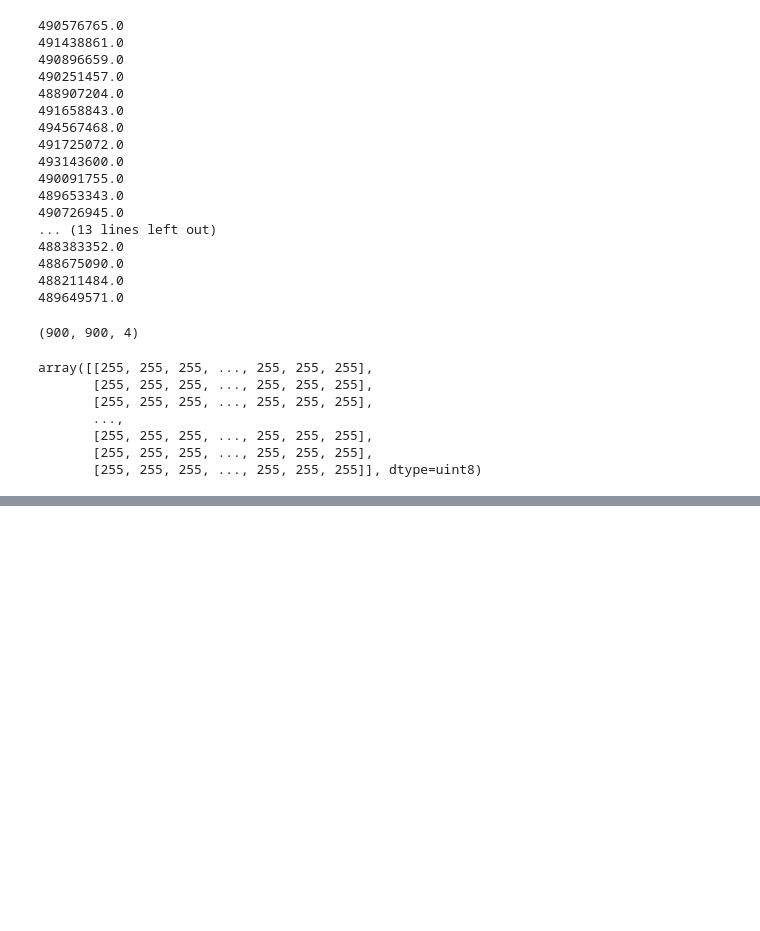
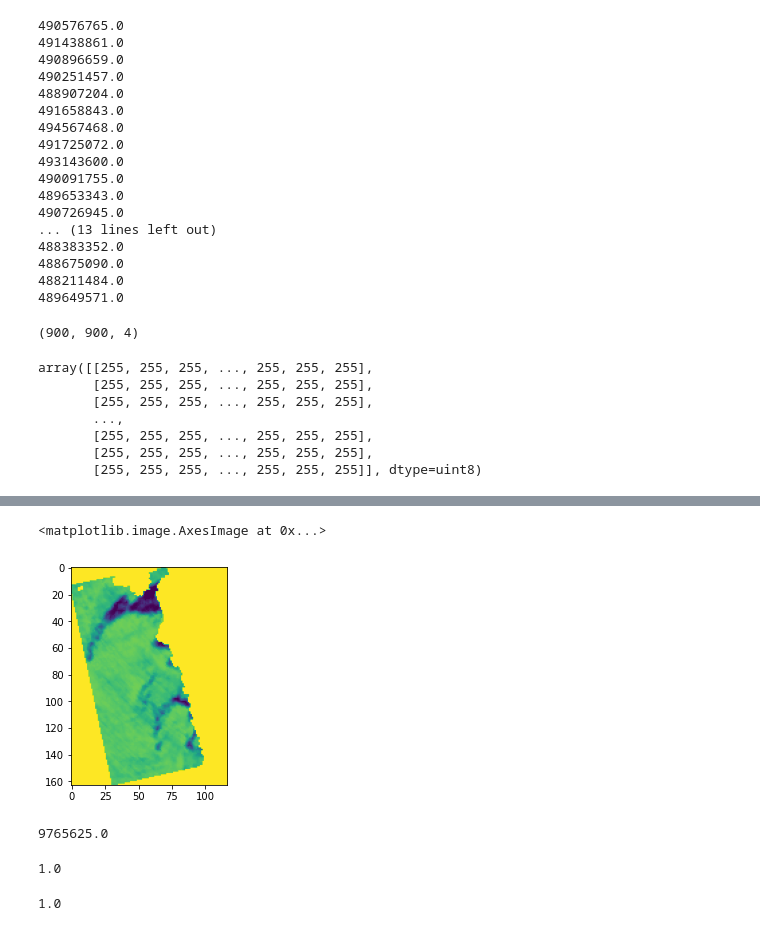
Before and after one commit to geogeordie/AMSR2_IceProduction, a Jupyter notebook: HeatFlux2IceProduction.ipynb, the cells around one changed output, grey strips where cells are left out. Cells and saved outputs as stored; diff of their text form; code cells hidden in the pictures; blank space fills up the shorter version.

```diff
--- a/HeatFlux2IceProduction.ipynb
+++ b/HeatFlux2IceProduction.ipynb
@@ -52,6 +52,7 @@ plt.imshow(Iceproduction1Oct)
 # %%
 ##Try to loop through october. Above works for one day
 ##Seems to work - apart from misses last day, and may want to check if right since looks lower where less ice
+#THE REASON IT IS GOING WRONG IS THE HEATFLUX DATA IS LOADING AS NONSENSE DATA. BUT THE FILE IS OKAY. SOME PROBLEM WITH LOADING
 import os
 from PIL import Image
 import numpy as np
@@ -61,8 +62,9 @@ outputfolder ='/Users/gjmacdonald/Documents/Sea Ice Project/AutoSeaIceProduc2/Ic
 path = '/Users/gjmacdonald/Documents/Sea Ice Project/AutoSeaIceProduc2/SIC_OctTest/'
 noOfImages = 31 #no of images +1
 
-dataset= gdal.Open('/Users/gjmacdonald/Documents/Sea Ice Project/AutoSeaIceProduc2/Masked/HeatFlux1Oct_Extent.tif')
+dataset= gdal.Open('/Users/gjmacdonald/Documents/Sea Ice Project/AutoSeaIceProduc2/Masked/HeatFlux1Oct_ExtentSat.tif')
 HeatFluxAll = dataset.ReadAsArray()
+#Nodata value
 #Oct1HF = HeatFluxAll[0,:,:]
 
 
@@ -81,18 +83,21 @@ for k in days:
     #Z = Y/2 # Because SIC are doubled in this resolution of dataset
     ##Get Heatflux
     Heatflux = HeatFluxAll[k-1,:,:] #assuming start from first band. k-1 cos first band indexed as 0, k starts at 1
-    Iceproduction = 84600*(3.125*3.125)*(1-(Y/2/100)*Heatflux/(920*(2.79*10**5)))
+    Iceproduction = (3125*3125)*(1-(Y/2/100))*Heatflux/(920*(2.79*10**5)) #Removed 84600* (seconds in day)
+    # Try an example pixel of HeatFluxValue 25135448
 
     ##Make mask from SIC #Conveluted way of making values that are 0 to 0.7 = to 1, and all values >0.7 incl nodata = 0
     SICO_mask = Y/2/100
     SICO_mask[SICO_mask == 0] = 0.1
     SICO_mask[SICO_mask > 0.7] = 0
-    SICO_mask[(SICOct1_mask <= 0.7)&(SICOct1_mask>0)] = 1
+    SICO_mask[(SICO_mask <= 0.7)&(SICO_mask>0)] = 1
 
     ##Apply mask to iceproduction
     Iceproduction = SICO_mask*Iceproduction
 
     #Just to print and look
+    Iceproduction[Iceproduction == -4.83591813831807e+35] = 0
+
     x = np.sum(Iceproduction)
     print(x)
 
@@ -200,0 +233,5 @@ array([[255, 255, 255, ..., 255, 255, 255],
+# %%
+plt.imshow(Y/2/100)
+# %% [output]
+<matplotlib.image.AxesImage at 0x...>
+[figure, added]
@@ -200,0 +241,18 @@ array([[255, 255, 255, ..., 255, 255, 255],
+# %%
+#plt.imshow(Beardsley)
+#plt.imshow(SICO_mask,vmin=1000, vmax=1000000000000000)
+Iceproduction[20,55]
+# %% [output]
+9765625.0
+# %%
+Cole = Y/2/100
+Cole[20,55]
+print(1-0/2/100)
+# %% [output]
+1.0
+# %%
+#6352237.172744272
+#976562.5# In polynya  -- no mask.  Beardsley[20,55]
+SICO_mask[60,15]
+# %% [output]
+1.0
```
Also changed, not shown: parts of 12 cells of this notebook.
